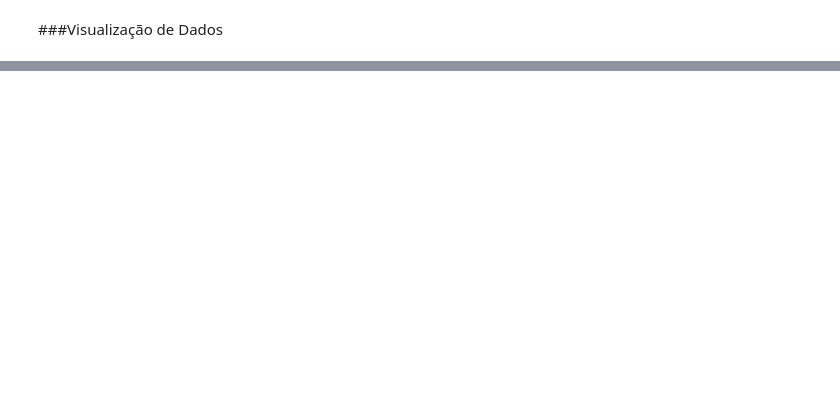
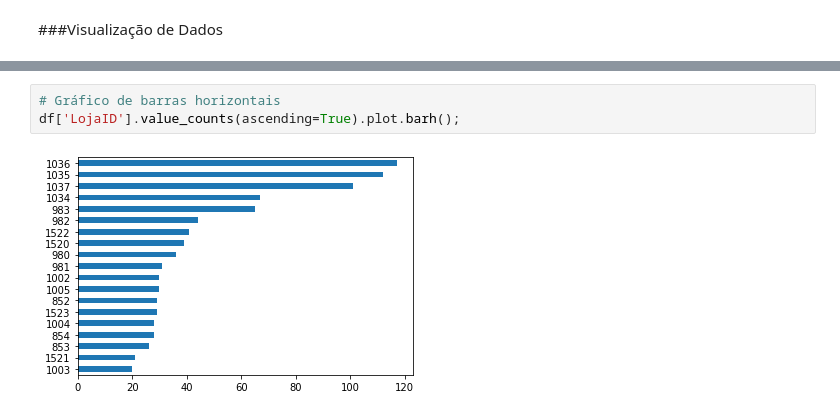
Before and after one commit to FabricioXC/AnaliseDeDadosComPythonEPandas, a Jupyter notebook: 04_Pandas_Excel_Datas_Graficos.ipynb, the cells around one changed output, grey strips where cells are left out. Drawn from its saved outputs; the diff is of its cells as text; blank space fills up the shorter version.

```diff
--- a/04_Pandas_Excel_Datas_Graficos.ipynb
+++ b/04_Pandas_Excel_Datas_Graficos.ipynb
@@ -310,0 +340,5 @@ vendas_marco_19.sample(20)
+# %%
+# Gráfico de barras horizontais
+df['LojaID'].value_counts(ascending=True).plot.barh();
+# %% [output]
+[figure, added]
```
Also changed, not shown: parts of 21 cells of this notebook.
